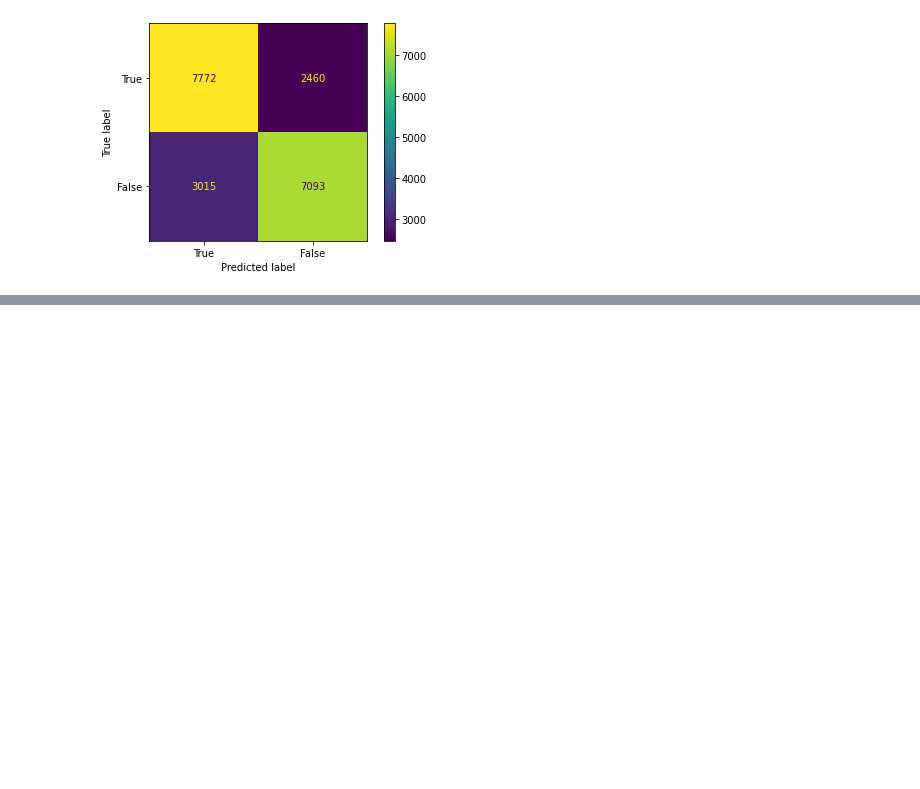
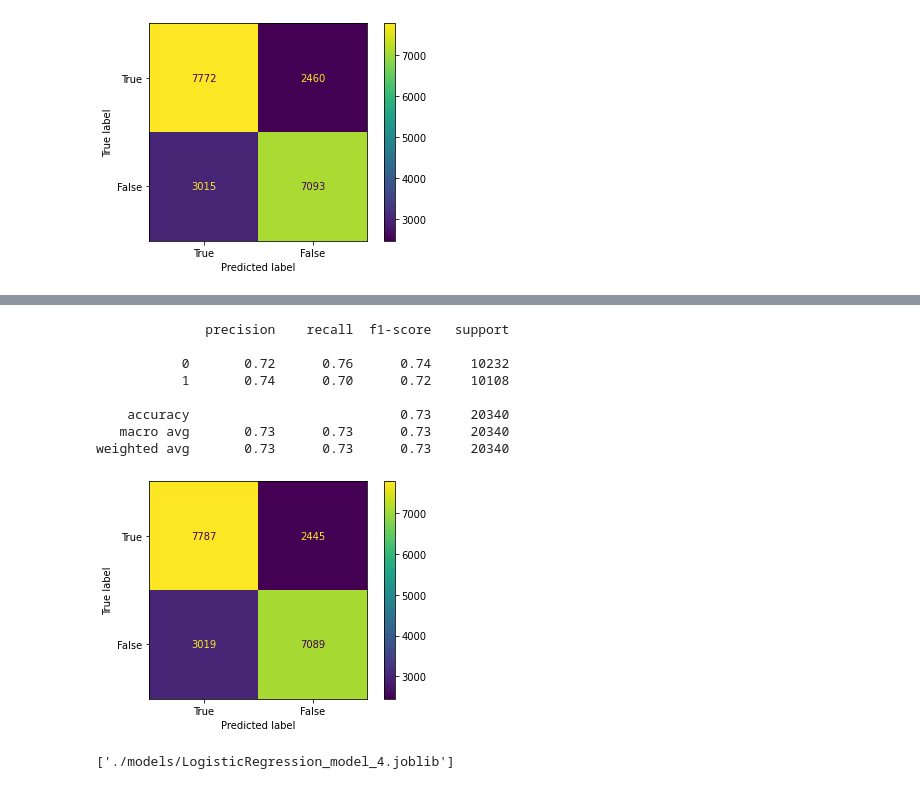
Before and after one commit to felix-tjernberg/machine-learning, a Jupyter notebook: lab/2-4-logistic-regression.ipynb, the cells around one changed output, grey strips where cells are left out. Saved outputs shown, nothing was run; the diff lists cells and outputs as text; code cells hidden in the pictures; blank space fills up the shorter version.

```diff
--- a/lab/2-4-logistic-regression.ipynb
+++ b/lab/2-4-logistic-regression.ipynb
@@ -169,0 +199,16 @@ weighted avg       0.73      0.73      0.73     20340
+# %%
+show_classification_evaluation_metrics(model_4, reduced_dataset_X_y['full_split']['X_test'], reduced_dataset_X_y['full_split']['y_test'])
+# %% [output]
+              precision    recall  f1-score   support
+
+           0       0.72      0.76      0.74     10232
+           1       0.74      0.70      0.72     10108
+
+    accuracy                           0.73     20340
+   macro avg       0.73      0.73      0.73     20340
+weighted avg       0.73      0.73      0.73     20340
+[figure, added]
+# %%
+joblib.dump(model_4, './models/LogisticRegression_model_4.joblib')
+# %% [output]
+['./models/LogisticRegression_model_4.joblib']
```
Also changed, not shown: parts of 12 cells of this notebook.
